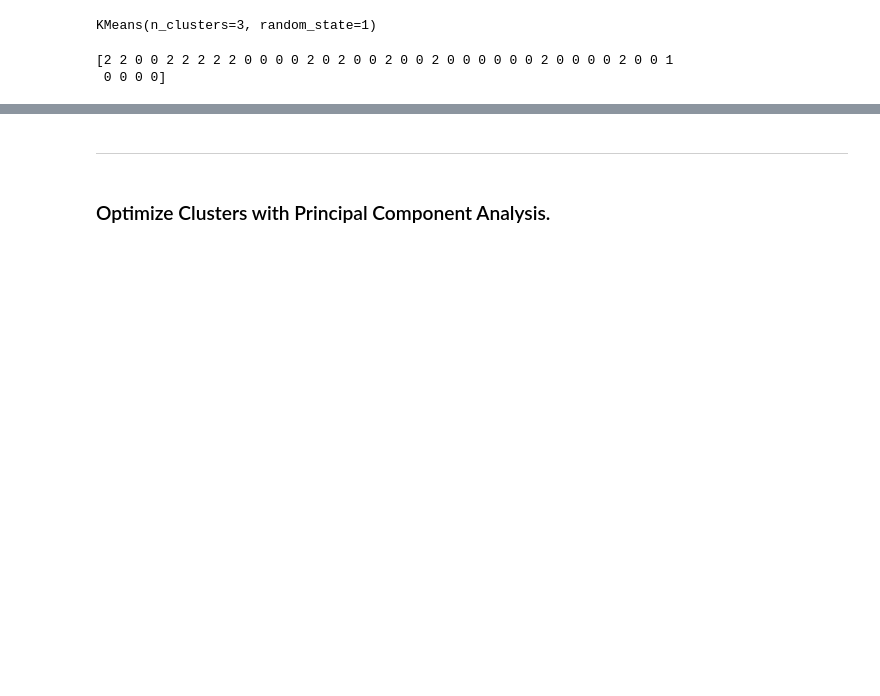
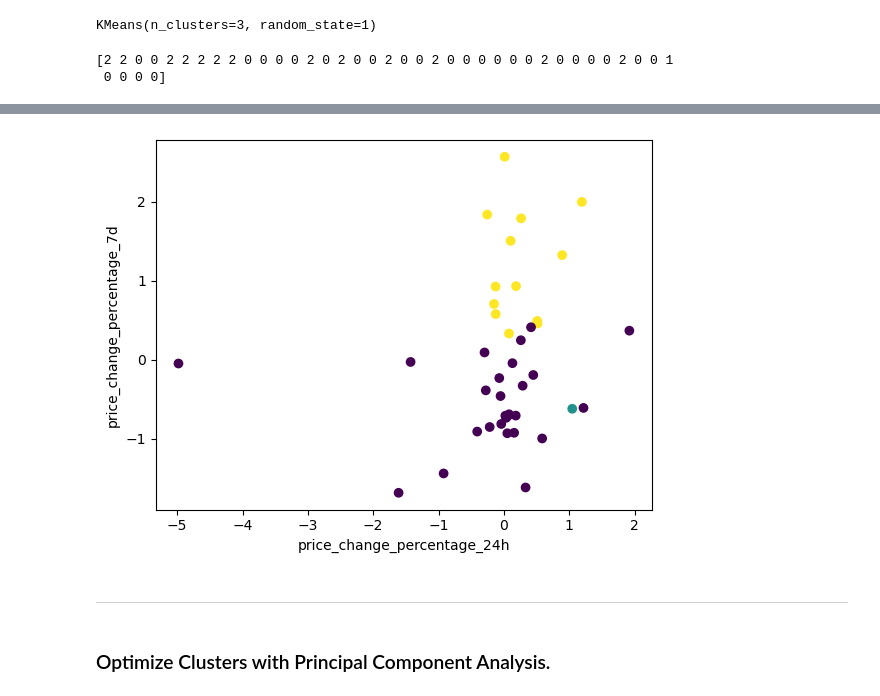
Before and after one commit to ajmonte0920/18_da_sep2024_hw_19_CryptoClustering, a Jupyter notebook: Crypto_Clustering_ajm.ipynb, the cells around one changed output, grey strips where cells are left out. Cells and saved outputs as stored; diff of their text form; code cells hidden in the pictures; blank space fills up the shorter version.

```diff
--- a/Crypto_Clustering_ajm.ipynb
+++ b/Crypto_Clustering_ajm.ipynb
@@ -327,9 +334,16 @@ df_sub.head()
 # %%
 # Create a scatter plot using hvPlot by setting
 # `x="price_change_percentage_24h"` and `y="price_change_percentage_7d"`.
 # Color the graph points with the labels found using K-Means and
 # add the crypto name in the `hover_cols` parameter to identify
 # the cryptocurrency represented by each data point.
+
+plt.scatter(df_sub2.price_change_percentage_24h, df_sub2.price_change_percentage_7d, c=df_sub2.clusters)
+plt.ylabel("price_change_percentage_7d")
+plt.xlabel("price_change_percentage_24h")
+plt.show()
+# %% [output]
+[figure, added]
 # %% [markdown]
 ---
 # %% [markdown]
```
Also changed, not shown: parts of 3 cells of this notebook.
